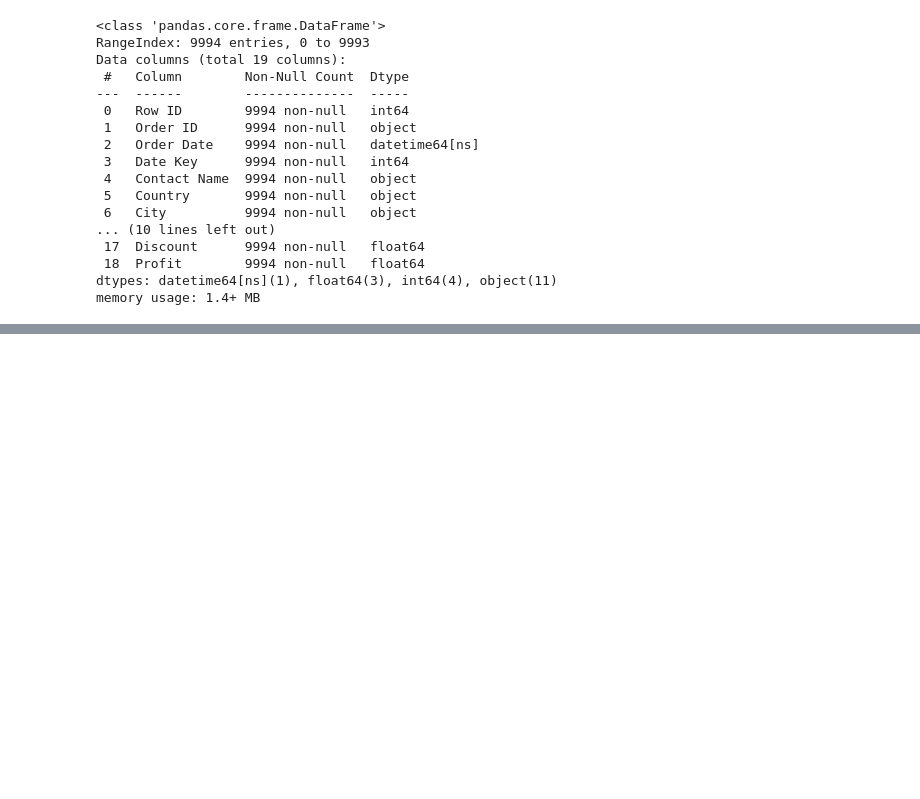
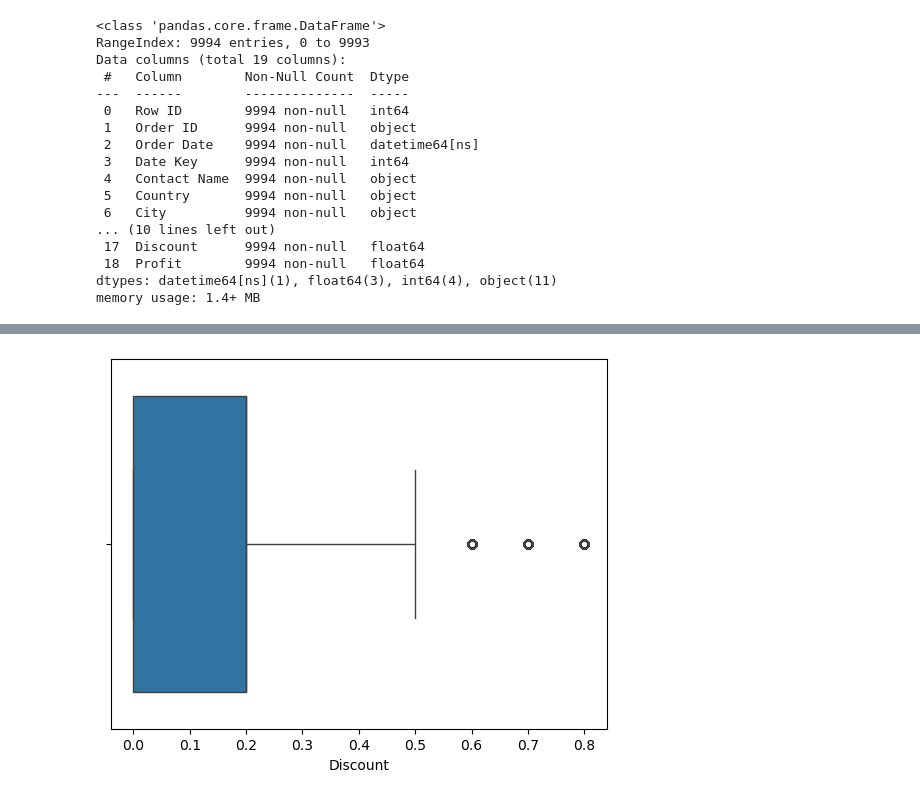
Before and after one commit to alhamfebian/purwadhika-jcdsol, a Jupyter notebook: Capstone Project/Capstone Project Module 2/capstone_project_module_2.ipynb, the cells around one changed output, grey strips where cells are left out. Saved outputs shown, nothing was run; the diff lists cells and outputs as text; code cells hidden in the pictures; blank space fills up the shorter version.

```diff
--- a/Capstone Project/Capstone Project Module 2/capstone_project_module_2.ipynb
+++ b/Capstone Project/Capstone Project Module 2/capstone_project_module_2.ipynb
@@ -164,0 +139,10 @@ plt.show(df_saas_sales_clean_boxplot)
+# %%
+# Melihat persebaran data outlier dikolom Discount
+
+df_saas_Discount_boxplot = sns.boxplot(
+    data = df_saas_sales['Discount'],
+    orient = 'y'
+)
+plt.show(df_saas_Discount_boxplot)
+# %% [output]
+[figure, added]
```
Also changed, not shown: parts of 89 cells of this notebook.
